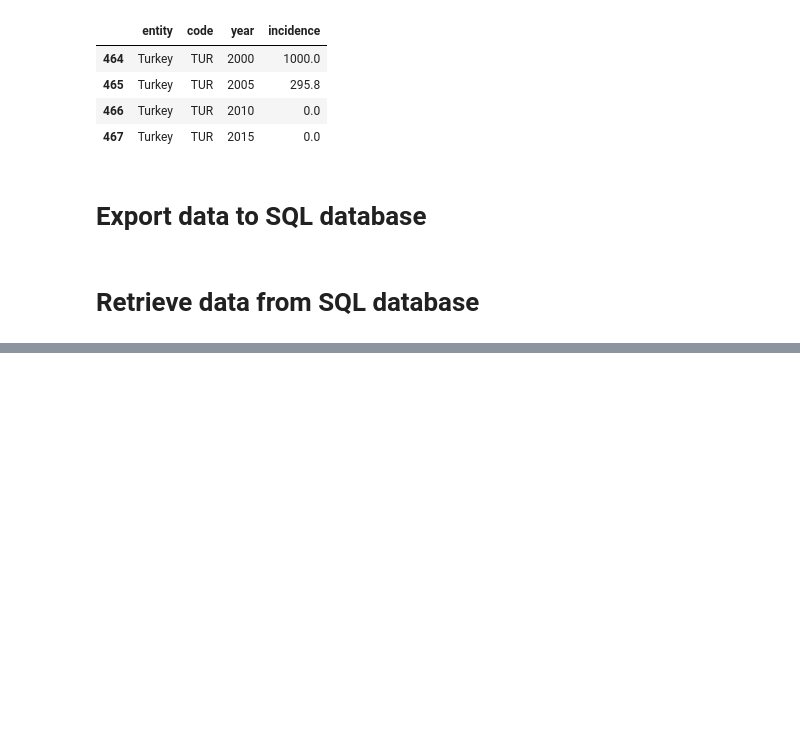
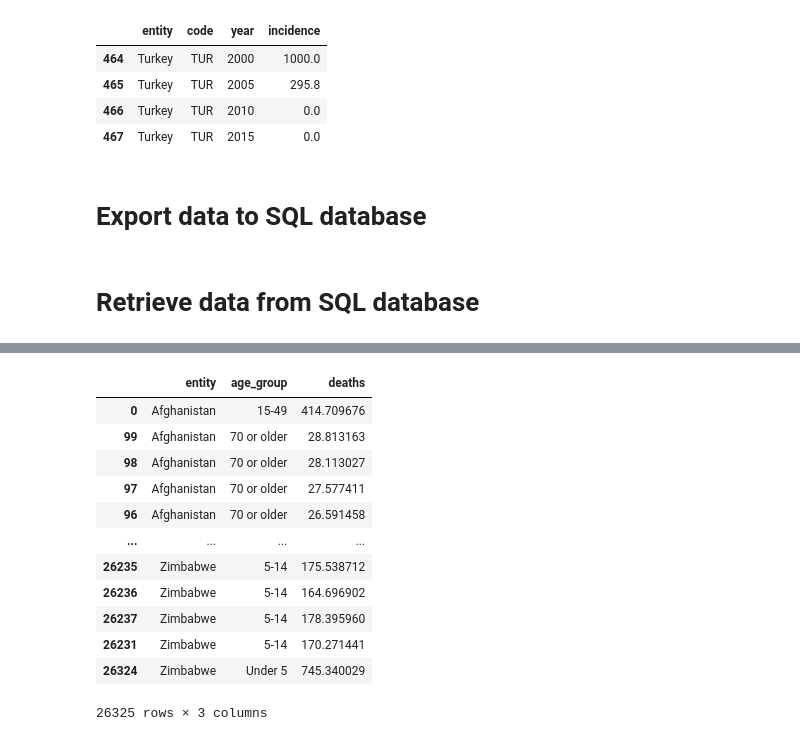
Before and after one commit to simonchuth/sgh_assessment, a Jupyter notebook: malaria_notebook.ipynb, the cells around one changed output, grey strips where cells are left out. Saved outputs shown, nothing was run; the diff lists cells and outputs as text; code cells hidden in the pictures; blank space fills up the shorter version.

```diff
--- a/malaria_notebook.ipynb
+++ b/malaria_notebook.ipynb
@@ -269,0 +351,22 @@ result_df = sql_to_pandas('SELECT * FROM malaria_deaths')
+# %%
+result_df_2 = sql_to_pandas('SELECT entity, age_group, AVG(deaths) AS deaths \
+                           FROM malaria_deaths_age \
+                           WHERE \
+                           code IS NOT NULL \
+                           AND entity!="World" \
+                           GROUP BY entity, age_group, year')
+result_df_2
+# %% [output]
+|  | entity | age_group | deaths |
+| 0 | Afghanistan | 15-49 | 414.709676 |
+| 99 | Afghanistan | 70 or older | 28.813163 |
+| 98 | Afghanistan | 70 or older | 28.113027 |
+| 97 | Afghanistan | 70 or older | 27.577411 |
+| 96 | Afghanistan | 70 or older | 26.591458 |
+| ... | ... | ... | ... |
+| 26235 | Zimbabwe | 5-14 | 175.538712 |
+| 26236 | Zimbabwe | 5-14 | 164.696902 |
+| 26237 | Zimbabwe | 5-14 | 178.395960 |
+| 26231 | Zimbabwe | 5-14 | 170.271441 |
+| 26324 | Zimbabwe | Under 5 | 745.340029 |
+26325 rows × 3 columns
```
Also changed, not shown: parts of 14 cells of this notebook.
